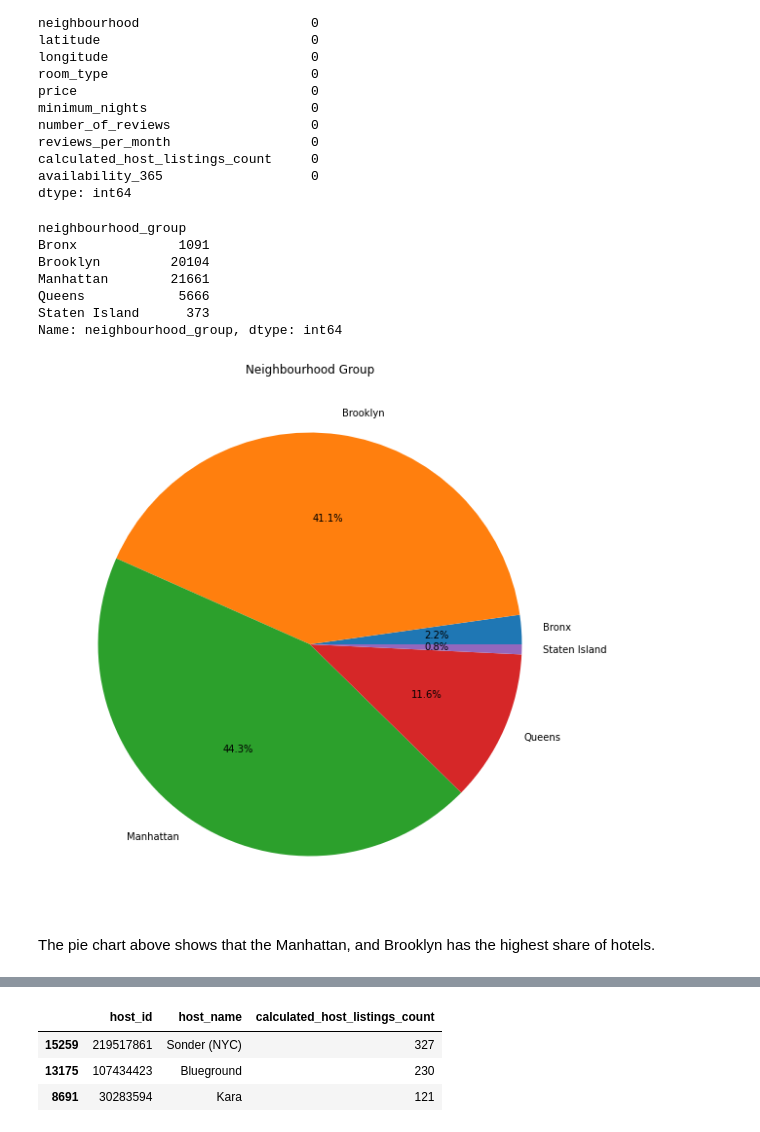
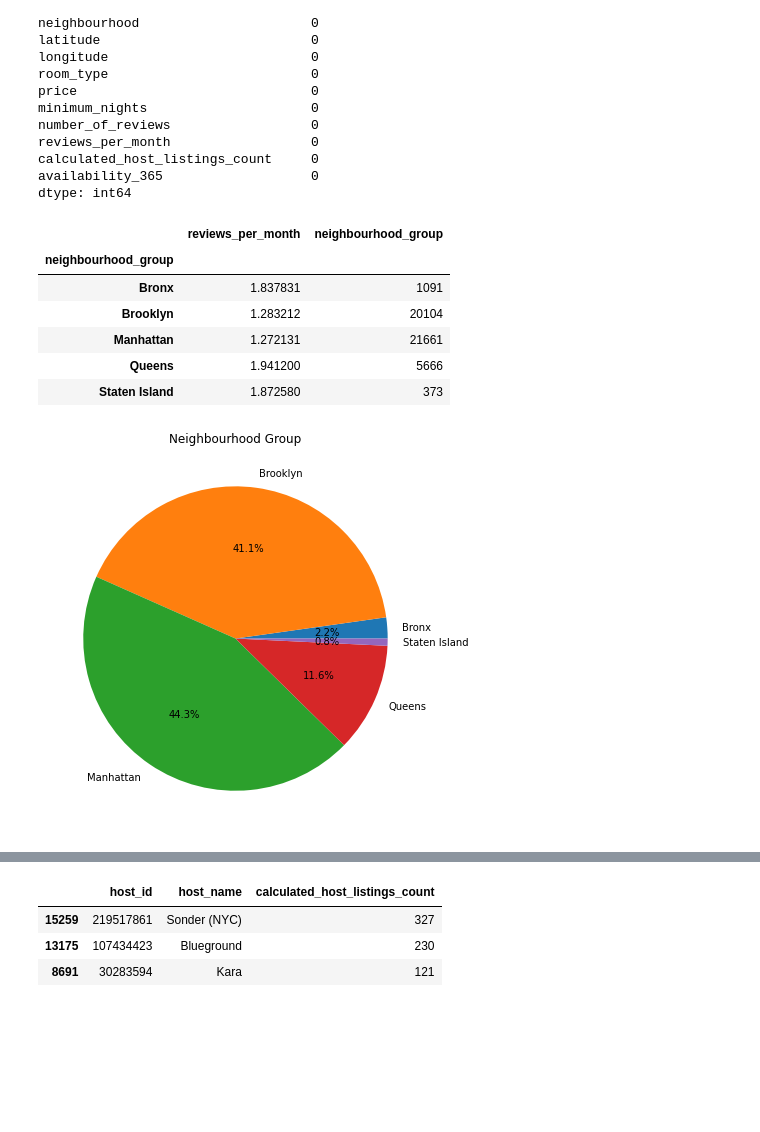
Before and after one commit to shubham-bhadouria/Airbnb--data-analysis, a Jupyter notebook: Shubham_Bhadouria_Airbnb_Bookings_Analysis_Capstone_Project.ipynb, the cells around one changed output, grey strips where cells are left out. Cells and saved outputs as stored; diff of their text form; code cells hidden in the pictures; blank space fills up the shorter version.

```diff
--- a/Shubham_Bhadouria_Airbnb_Bookings_Analysis_Capstone_Project.ipynb
+++ b/Shubham_Bhadouria_Airbnb_Bookings_Analysis_Capstone_Project.ipynb
@@ -101,23 +101,21 @@ calculated_host_listings_count     0
 availability_365                   0
 dtype: int64
 # %%
-# Find neighbourhood group share of hotels in newyork.
-neighbourhoodgroup_df  = airbnb_df.groupby('neighbourhood_group')['neighbourhood_group'].count()
+# Find neighbourhood group share of hotels and average reviews each neighborhood group got in newyork
+neighbourhoodgroup_df  = airbnb_df.groupby('neighbourhood_group').agg({'reviews_per_month':'mean','neighbourhood_group':'count'})
 neighbourhoodgroup_df
 # %% [output]
-neighbourhood_group
-Bronx             1091
-Brooklyn         20104
-Manhattan        21661
-Queens            5666
-Staten Island      373
-Name: neighbourhood_group, dtype: int64
+|  | reviews_per_month | neighbourhood_group |
+| neighbourhood_group |  |  |
+| Bronx | 1.837831 | 1091 |
+| Brooklyn | 1.283212 | 20104 |
+| Manhattan | 1.272131 | 21661 |
+| Queens | 1.941200 | 5666 |
+| Staten Island | 1.872580 | 373 |
 # %%
-plt.rcParams['figure.figsize']= (15,10)
+plt.rcParams['figure.figsize']= (10,7)
 plt.title("Neighbourhood Group")
-plt.pie(neighbourhoodgroup_df,labels=neighbourhoodgroup_df.index,autopct='%1.1f%%')
+plt.pie(neighbourhoodgroup_df['neighbourhood_group'],labels=neighbourhoodgroup_df['neighbourhood_group'].index,autopct='%1.1f%%')
 plt.show()
 # %% [output]
-[figure, old version]
+[figure, new version]
-# %% [markdown]
-The pie chart above shows that the Manhattan, and Brooklyn has the highest share of hotels.
```
Also changed, not shown: parts of 8 cells of this notebook.
